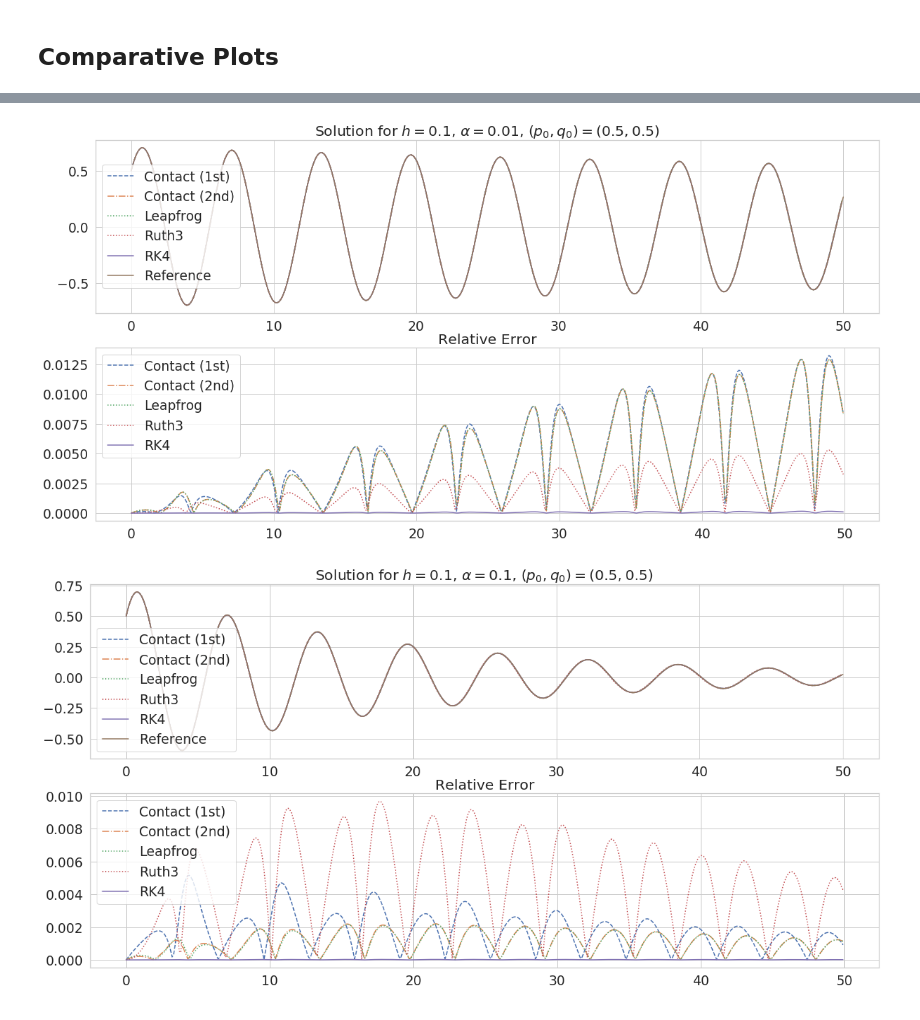
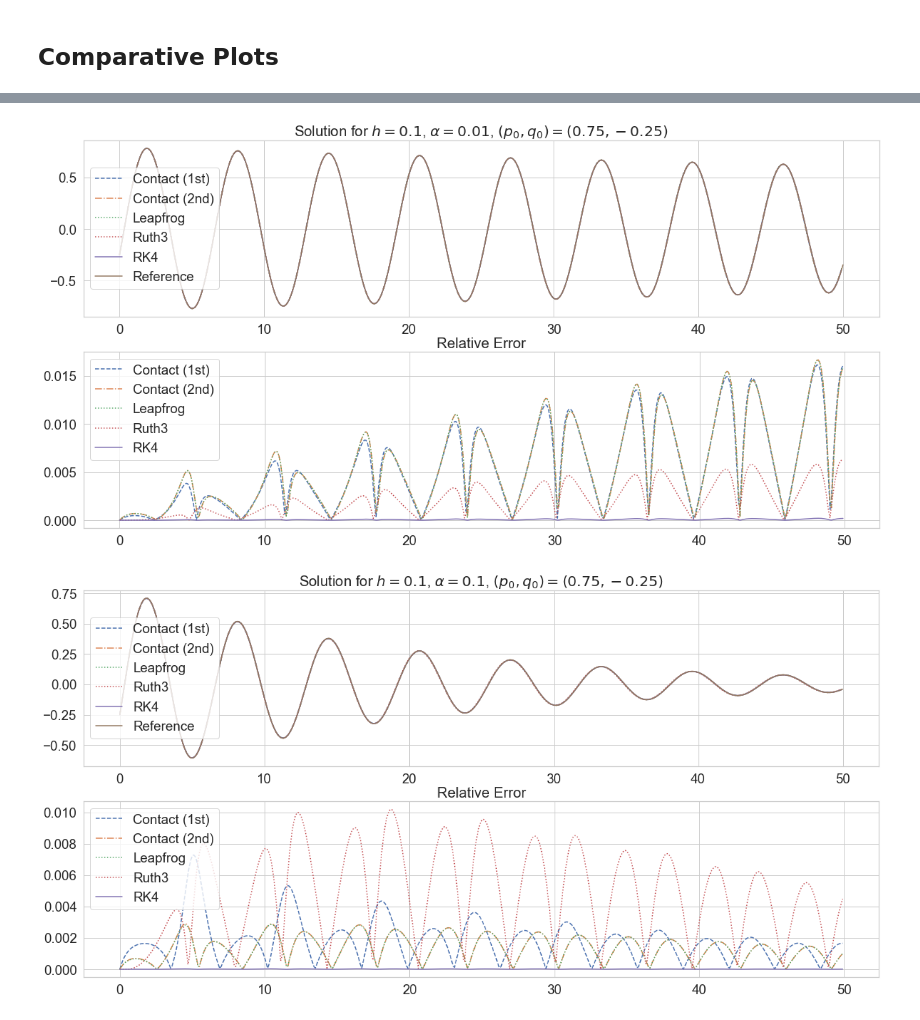
Before and after one commit to mseri/contact-variational-integrator, a Jupyter notebook: DampedOscillator.ipynb, the cells around one changed output, grey strips where cells are left out. Cells and saved outputs as stored; diff of their text form; code cells hidden in the pictures.

```diff
--- a/DampedOscillator.ipynb
+++ b/DampedOscillator.ipynb
@@ -107,6 +107,6 @@ cmp_plot(init, tspan, a, h, delta)
 # %%
 #init = np.random.rand(2)
-init = (.5,.5)
+init = (.75,-.25)
 delta = 10
 tspan = (0.0, 50.0)
 
@@ -119,2 +120,2 @@ for a in [.01, 0.1, 1.0, 2.0]:
-[figure, old version]
+[figure, new version]
-[figure, old version]
+[figure, new version]
```
Also changed, not shown: parts of 2 cells of this notebook, 1 other file.
